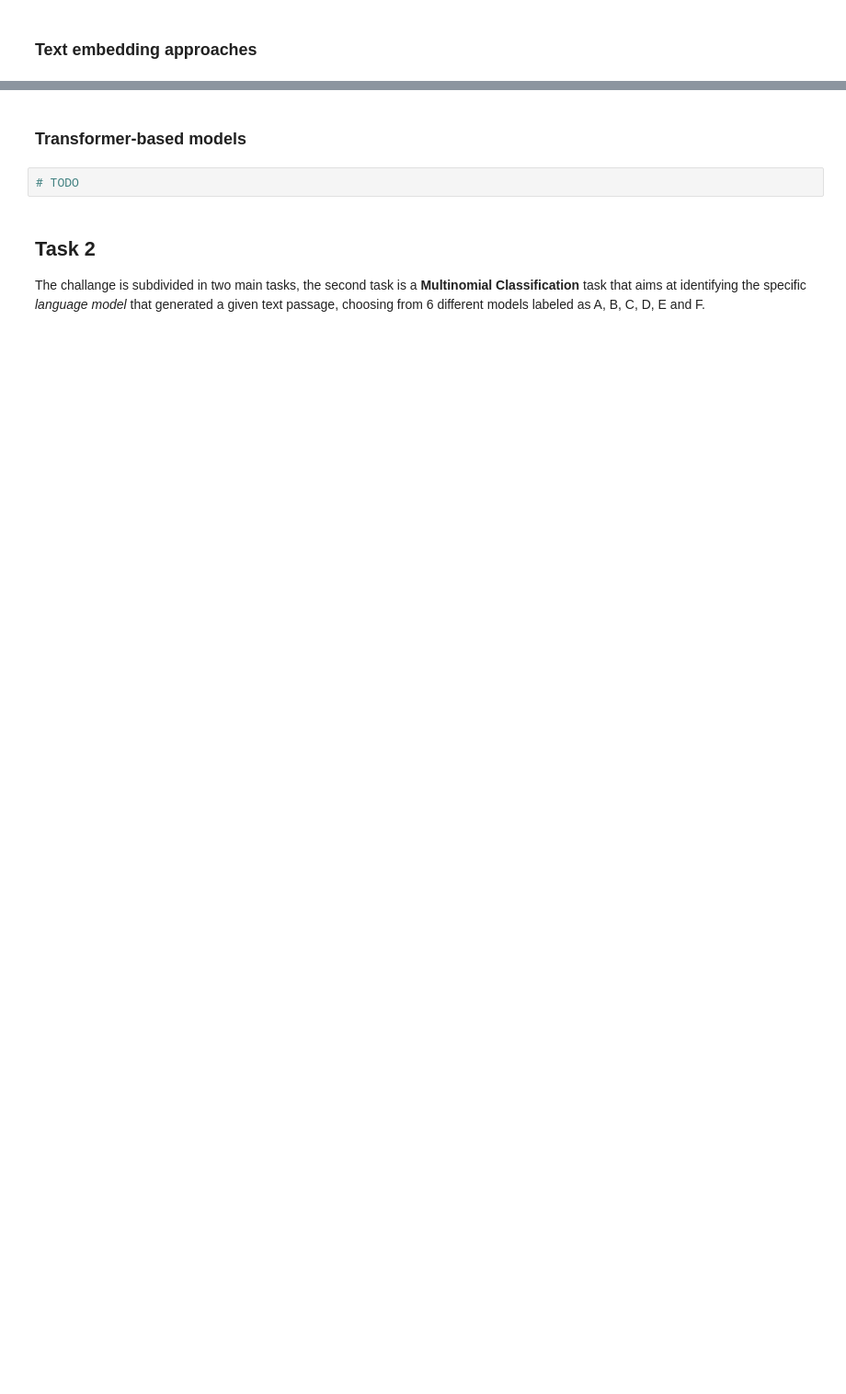
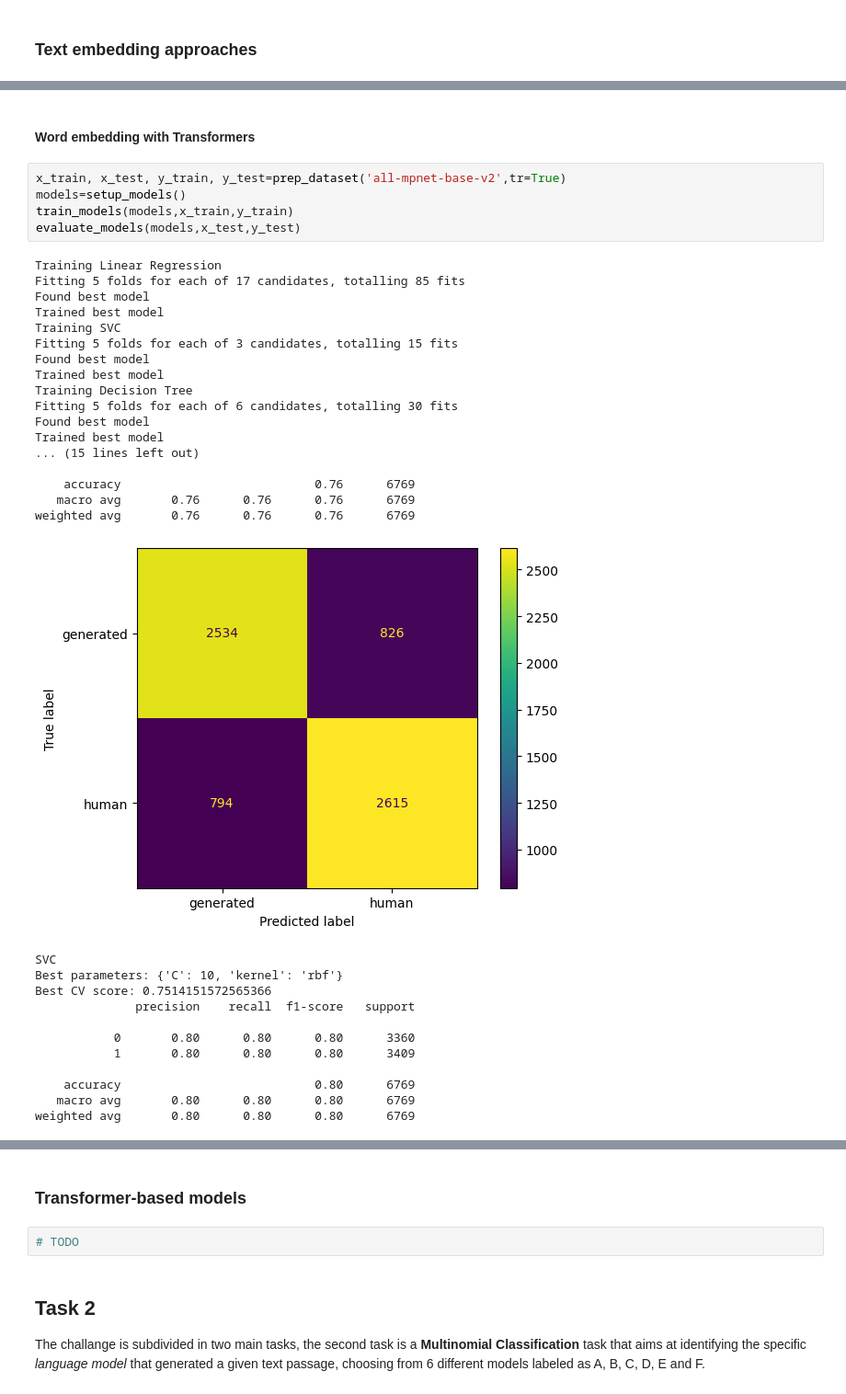
Before and after one commit to daviderigamonti/NLP-Project, a Jupyter notebook: notebooks/Final.ipynb, the cells around one changed output, grey strips where cells are left out. Shown at 92% size. Saved outputs shown, nothing was run; the diff lists cells and outputs as text; blank space fills up the shorter version.

```diff
--- a/notebooks/Final.ipynb
+++ b/notebooks/Final.ipynb
@@ -1198,0 +1063,37 @@ This result is particularly interesting since no direct text information is give
+# %% [markdown]
+#### Word embedding with Transformers
+# %%
+x_train, x_test, y_train, y_test=prep_dataset('all-mpnet-base-v2',tr=True)
+models=setup_models()
+train_models(models,x_train,y_train)
+evaluate_models(models,x_test,y_test)
+# %% [output]
+Training Linear Regression
+Fitting 5 folds for each of 17 candidates, totalling 85 fits
+Found best model
+Trained best model
+Training SVC
+Fitting 5 folds for each of 3 candidates, totalling 15 fits
+Found best model
+Trained best model
+Training Decision Tree
+Fitting 5 folds for each of 6 candidates, totalling 30 fits
+Found best model
+Trained best model
+... (15 lines left out)
+
+    accuracy                           0.76      6769
+   macro avg       0.76      0.76      0.76      6769
+weighted avg       0.76      0.76      0.76      6769
+[figure, added]
+SVC
+Best parameters: {'C': 10, 'kernel': 'rbf'}
+Best CV score: 0.7514151572565366
+              precision    recall  f1-score   support
+
+           0       0.80      0.80      0.80      3360
+           1       0.80      0.80      0.80      3409
+
+    accuracy                           0.80      6769
+   macro avg       0.80      0.80      0.80      6769
+weighted avg       0.80      0.80      0.80      6769
```
Also changed, not shown: parts of 150 cells of this notebook.
